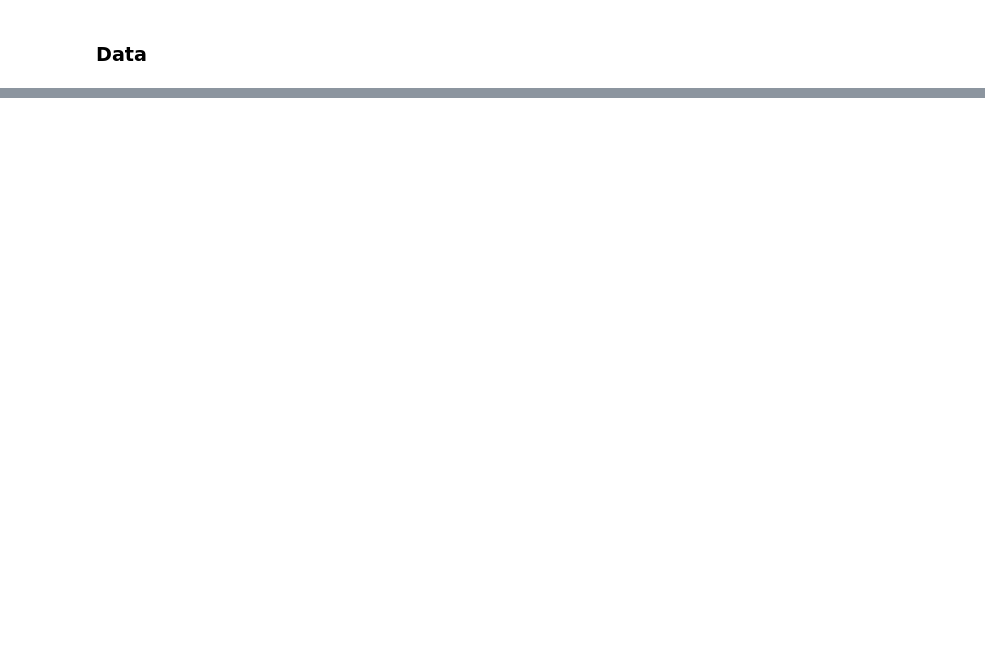
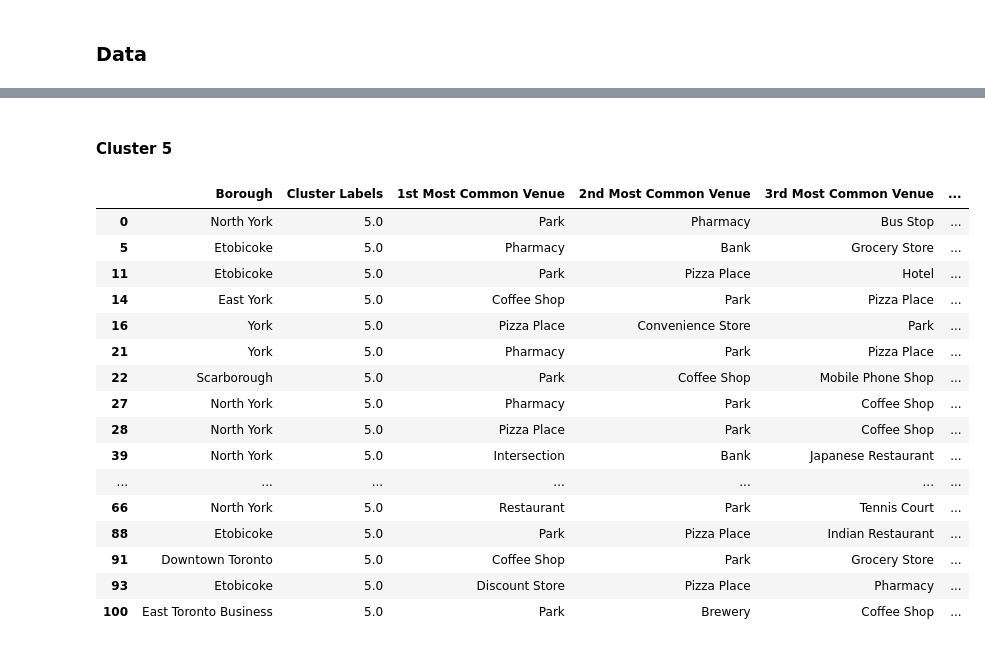
Before and after one commit to taziza245/Coursera_Capstone, a Jupyter notebook: Capstone Project.ipynb, the cells around one changed output, grey strips where cells are left out. Cells and saved outputs as stored; diff of their text form; code cells hidden in the pictures; blank space fills up the shorter version.

```diff
--- a/Capstone Project.ipynb
+++ b/Capstone Project.ipynb
@@ -20,0 +300,5 @@ I will use all the data to find restaurants with a lot of reviews and high ratin
+# %%
+#group rows by neighborhood and by taking the mean of the frequency of occurrence of each category
+
+toronto_grouped = toronto_onehot.groupby('Neighborhood').mean().reset_index()
+toronto_grouped
@@ -20,0 +355,8 @@ I will use all the data to find restaurants with a lot of reviews and high ratin
+# %%
+#function to return most common venues in descending order
+
+def return_most_common_venues(row, num_top_venues):
+    row_categories = row.iloc[1:]
+    row_categories_sorted = row_categories.sort_values(ascending=False)
+
+    return row_categories_sorted.index.values[0:num_top_venues]
@@ -20,0 +391,13 @@ I will use all the data to find restaurants with a lot of reviews and high ratin
+# %%
+from sklearn.cluster import KMeans
+
+# set number of clusters
+kclusters = 10
+
+toronto_grouped_clustering = toronto_grouped.drop('Neighborhood', 1)
+
+# run k-means clustering
+kmeans = KMeans(n_clusters=kclusters, random_state=0).fit(toronto_grouped_clustering)
+
+# check cluster labels generated for each row in the dataframe
+kmeans.labels_[0:10]
@@ -20,0 +406,10 @@ I will use all the data to find restaurants with a lot of reviews and high ratin
+# %%
+# add clustering labels
+neighborhoods_venues_sorted.insert(0, 'Cluster Labels', kmeans.labels_)
+
+toronto_merged = df_toronto
+
+# merge toronto_grouped with toronto_data to add latitude/longitude for each neighborhood
+toronto_merged = toronto_merged.join(neighborhoods_venues_sorted.set_index('Neighborhood'), on='Neighborhood')
+
+toronto_merged.head() # check the last columns
@@ -20,0 +487,22 @@ I will use all the data to find restaurants with a lot of reviews and high ratin
+# %% [markdown]
+#### Cluster 5
+# %%
+toronto_merged.loc[toronto_merged['Cluster Labels'] == 5, toronto_merged.columns[[1] + list(range(5, toronto_merged.shape[1]))]]
+# %% [output]
+|  | Borough | Cluster Labels | 1st Most Common Venue | 2nd Most Common Venue | 3rd Most Common Venue | ... |
+| 0 | North York | 5.0 | Park | Pharmacy | Bus Stop | ... |
+| 5 | Etobicoke | 5.0 | Pharmacy | Bank | Grocery Store | ... |
+| 11 | Etobicoke | 5.0 | Park | Pizza Place | Hotel | ... |
+| 14 | East York | 5.0 | Coffee Shop | Park | Pizza Place | ... |
+| 16 | York | 5.0 | Pizza Place | Convenience Store | Park | ... |
+| 21 | York | 5.0 | Pharmacy | Park | Pizza Place | ... |
+| 22 | Scarborough | 5.0 | Park | Coffee Shop | Mobile Phone Shop | ... |
+| 27 | North York | 5.0 | Pharmacy | Park | Coffee Shop | ... |
+| 28 | North York | 5.0 | Pizza Place | Park | Coffee Shop | ... |
+| 39 | North York | 5.0 | Intersection | Bank | Japanese Restaurant | ... |
+| ... | ... | ... | ... | ... | ... | ... |
+| 66 | North York | 5.0 | Restaurant | Park | Tennis Court | ... |
+| 88 | Etobicoke | 5.0 | Park | Pizza Place | Indian Restaurant | ... |
+| 91 | Downtown Toronto | 5.0 | Coffee Shop | Park | Grocery Store | ... |
+| 93 | Etobicoke | 5.0 | Discount Store | Pizza Place | Pharmacy | ... |
+| 100 | East Toronto Business | 5.0 | Park | Brewery | Coffee Shop | ... |
```
Also changed, not shown: parts of 49 cells of this notebook.
